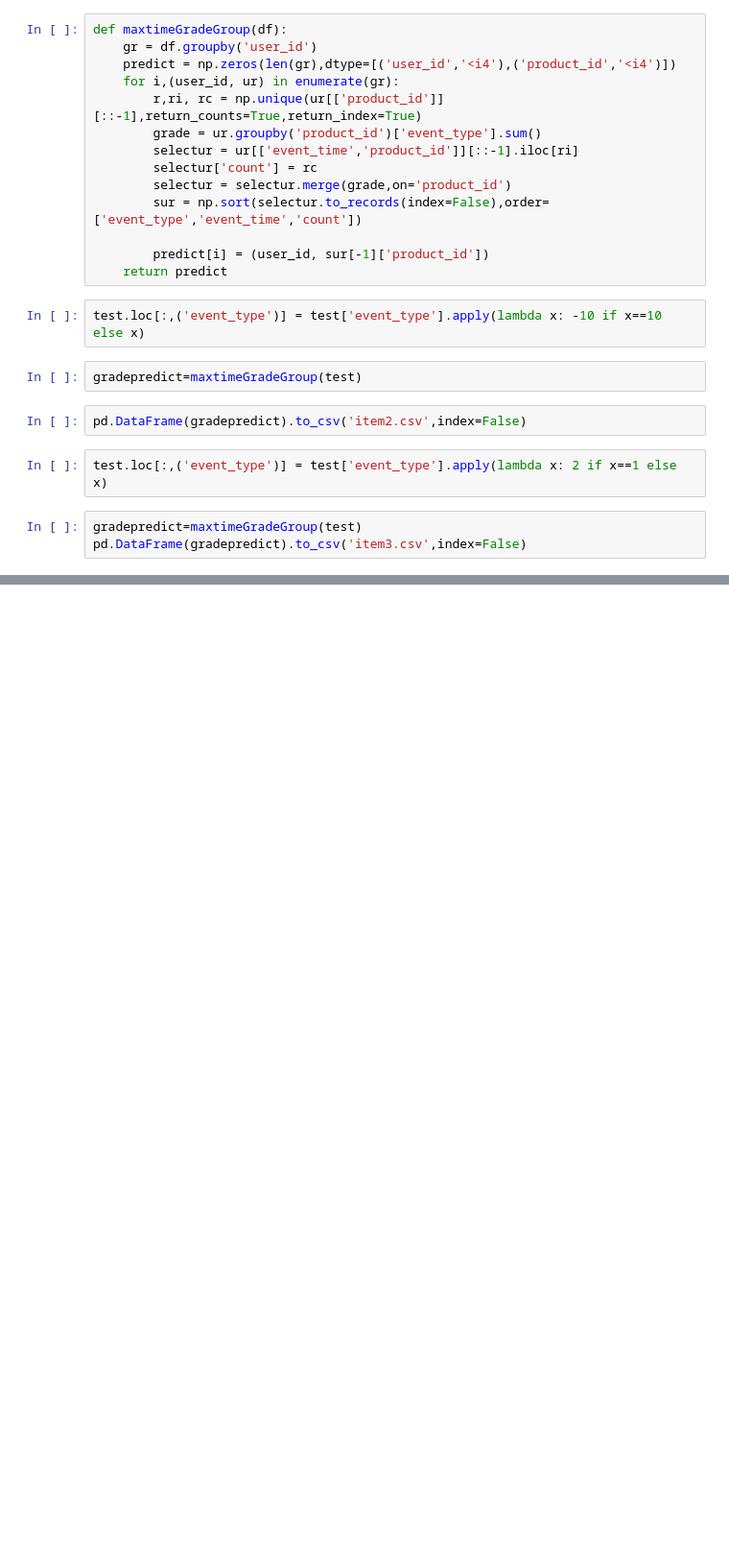
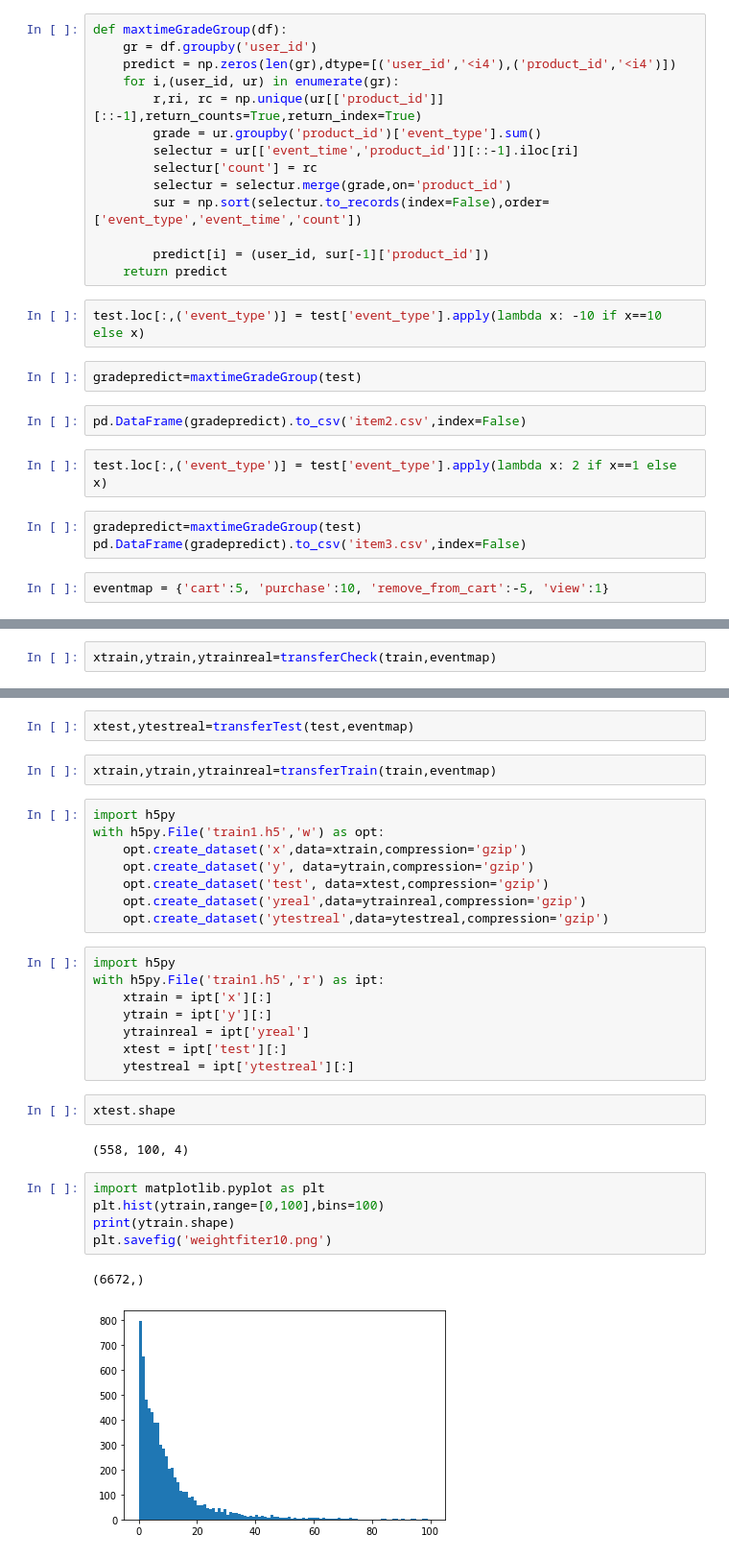
Before and after one commit to greatofdream/pytorchlearn, a Jupyter notebook: final/item.ipynb, the cells around one changed output, grey strips where cells are left out. Shown: that part at 96% size. Saved outputs shown, nothing was run; the diff lists cells and outputs as text; blank space fills up the shorter version.

```diff
--- a/final/item.ipynb
+++ b/final/item.ipynb
@@ -56,3 +84,5 @@ test.loc[:,('event_type')] = test['event_type'].apply(lambda x: 2 if x==1 else x
 # %%
 gradepredict=maxtimeGradeGroup(test)
 pd.DataFrame(gradepredict).to_csv('item3.csv',index=False)
+# %%
+eventmap = {'cart':5, 'purchase':10, 'remove_from_cart':-5, 'view':1}
@@ -58,0 +149,2 @@ pd.DataFrame(gradepredict).to_csv('item3.csv',index=False)
+# %%
+xtrain,ytrain,ytrainreal=transferCheck(train,eventmap)
@@ -58,0 +205,32 @@ pd.DataFrame(gradepredict).to_csv('item3.csv',index=False)
+# %%
+xtest,ytestreal=transferTest(test,eventmap)
+# %%
+xtrain,ytrain,ytrainreal=transferTrain(train,eventmap)
+# %%
+import h5py
+with h5py.File('train1.h5','w') as opt:
+    opt.create_dataset('x',data=xtrain,compression='gzip')
+    opt.create_dataset('y', data=ytrain,compression='gzip')
+    opt.create_dataset('test', data=xtest,compression='gzip')
+    opt.create_dataset('yreal',data=ytrainreal,compression='gzip')
+    opt.create_dataset('ytestreal',data=ytestreal,compression='gzip')
+# %%
+import h5py
+with h5py.File('train1.h5','r') as ipt:
+    xtrain = ipt['x'][:]
+    ytrain = ipt['y'][:]
+    ytrainreal = ipt['yreal']
+    xtest = ipt['test'][:]
+    ytestreal = ipt['ytestreal'][:]
+# %%
+xtest.shape
+# %% [output]
+(558, 100, 4)
+# %%
+import matplotlib.pyplot as plt
+plt.hist(ytrain,range=[0,100],bins=100)
+print(ytrain.shape)
+plt.savefig('weightfiter10.png')
+# %% [output]
+(6672,)
+[figure, added]
```
Also changed, not shown: parts of 31 cells of this notebook, 5 other files.
